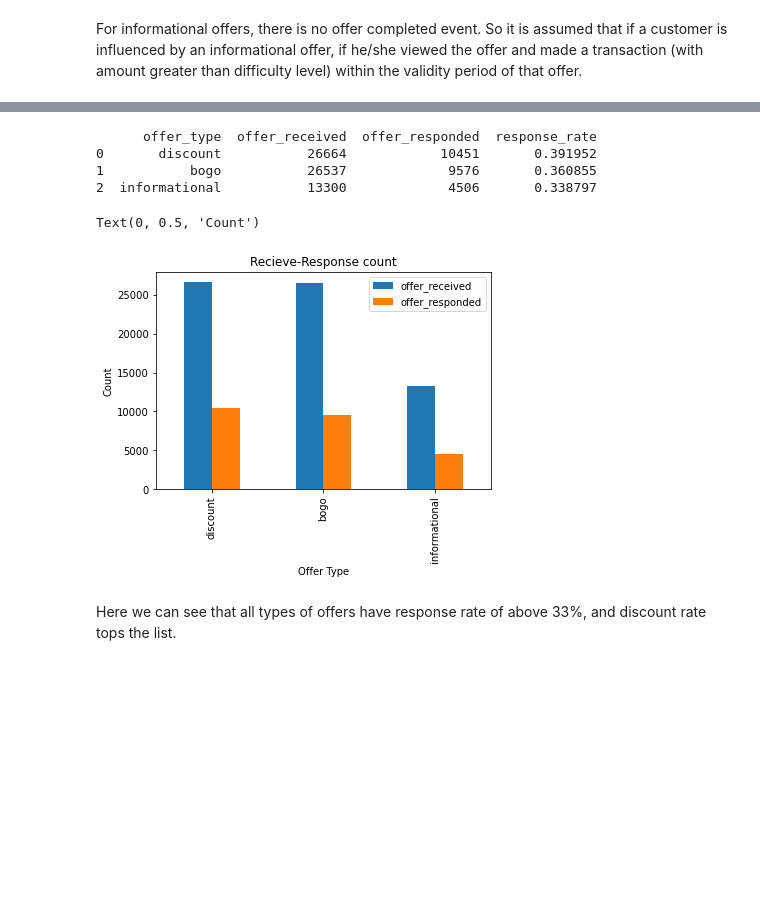
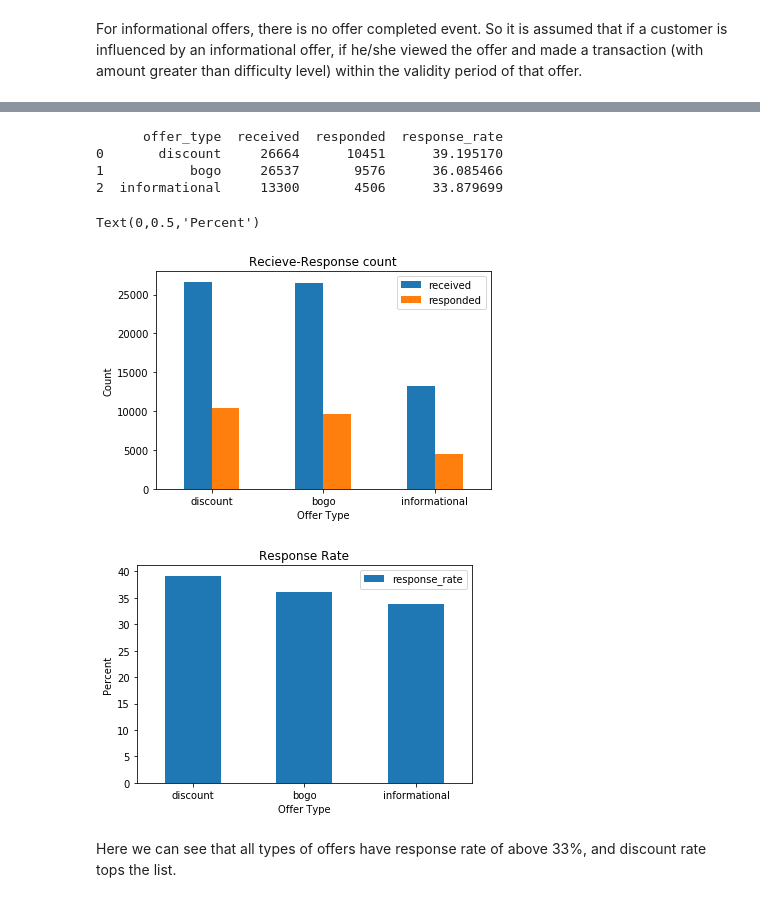
Before and after one commit to InduGirish/Starbucks-offers, a Jupyter notebook: Starbucks_Capstone_notebook.ipynb, the cells around one changed output, grey strips where cells are left out. Cells and saved outputs as stored; diff of their text form; code cells hidden in the pictures; blank space fills up the shorter version.

```diff
--- a/Starbucks_Capstone_notebook.ipynb
+++ b/Starbucks_Capstone_notebook.ipynb
@@ -601,22 +594,27 @@ Text(0, 0.5, 'Count')
 # %%
 response_df.head()
 comp_df = pd.DataFrame()
-comp_df['offer_received'] = received_df['offer_type'].value_counts()
-comp_df['offer_responded'] = response_df['offer_type'].value_counts()
-comp_df['response_rate'] = comp_df['offer_responded']/comp_df['offer_received']
+comp_df['received'] = received_df['offer_type'].value_counts()
+comp_df['responded'] = response_df['offer_type'].value_counts()
+comp_df['response_rate'] = comp_df['responded']/comp_df['received'] * 100
 comp_df.reset_index(inplace=True)
 comp_df.rename(columns={'index':'offer_type'}, inplace=True)
 print(comp_df)
-ax = comp_df.plot(x='offer_type', y=['offer_received', 'offer_responded'], kind='bar', title='Recieve-Response count')
-ax.set_xlabel('Offer Type')
-ax.set_ylabel('Count')
+count_plot = comp_df.plot(x='offer_type', y=['received', 'responded'], kind='bar', title='Recieve-Response count', rot=0)
+count_plot.set_xlabel('Offer Type')
+count_plot.set_ylabel('Count')
+
+rate_plot = comp_df.plot(x='offer_type', y=['response_rate'], kind='bar', title='Response Rate', rot=0)
+rate_plot.set_xlabel('Offer Type')
+rate_plot.set_ylabel('Percent')
 # %% [output]
-      offer_type  offer_received  offer_responded  response_rate
-0       discount           26664            10451       0.391952
-1           bogo           26537             9576       0.360855
-2  informational           13300             4506       0.338797
+      offer_type  received  responded  response_rate
+0       discount     26664      10451      39.195170
+1           bogo     26537       9576      36.085466
+2  informational     13300       4506      33.879699
-Text(0, 0.5, 'Count')
+Text(0,0.5,'Percent')
-[figure, old version]
+[figure, new version]
+[figure, added]
 # %% [markdown]
 Here we can see that all types of offers have response rate of above 33%, and discount rate tops the list.
 # %% [markdown]
```
Also changed, not shown: parts of 47 cells of this notebook, 1 other file.
